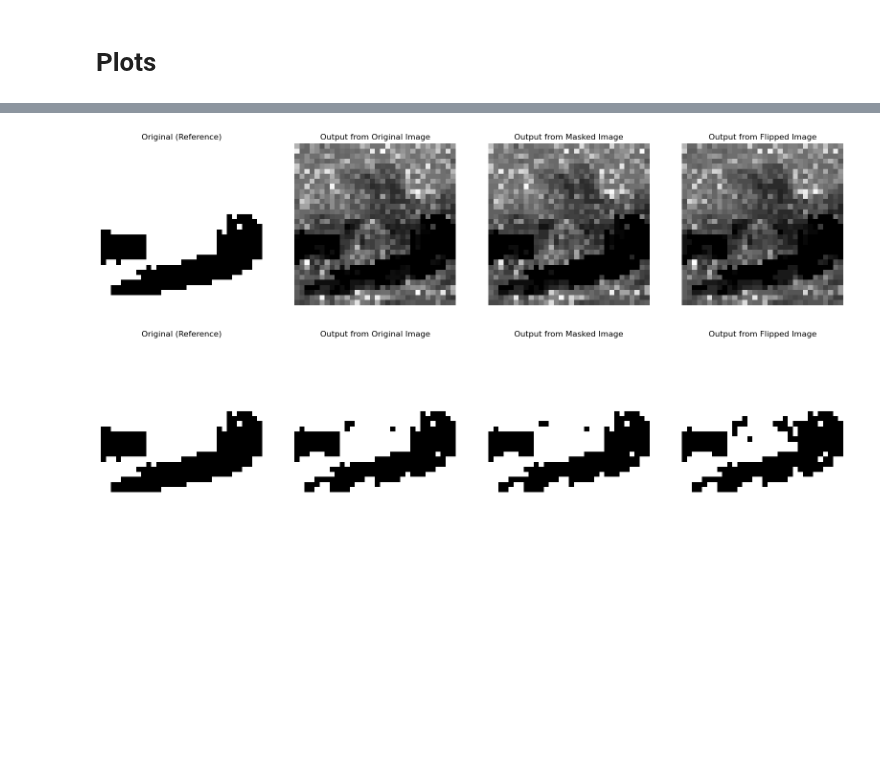
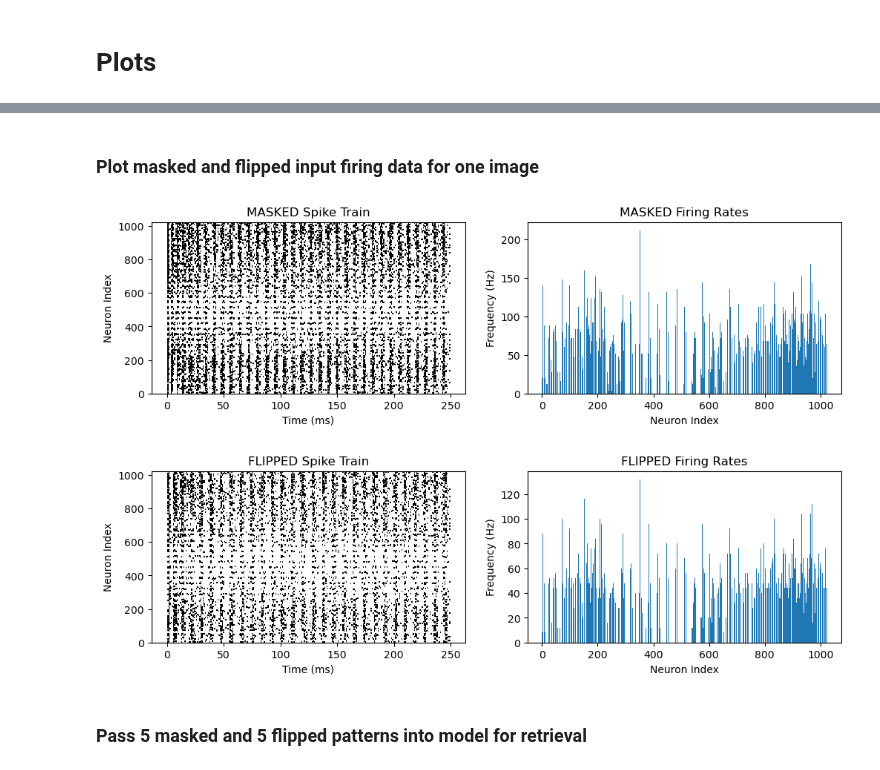
Before and after one commit to chenpy2000/Hopfield, a Jupyter notebook: visualize_spiking.ipynb, the cells around one changed output, grey strips where cells are left out. Cells and saved outputs as stored; diff of their text form; code cells hidden in the pictures; blank space fills up the shorter version.

```diff
--- a/visualize_spiking.ipynb
+++ b/visualize_spiking.ipynb
@@ -125,10 +106,13 @@ plot_spiking_data(flipped_firings, flipped_rates, "FLIPPED")
-# %%
-# Non-binarized output pattern comparison
-plot_output_patterns(spyking_patterns[0], original_rates, masked_rates, flipped_rates)
-# %% [output]
-[figure, removed]
-# %%
-# Binarized output pattern comparison
-plot_output_patterns(spyking_patterns[0], original_rates, masked_rates, flipped_rates, binarize=True)
-# %% [output]
-[figure, removed]
+# %% [markdown]
+### Plot masked and flipped input firing data for one image
+# %%
+masked_firings, masked_rates = spyking_model.forward_pattern(spyking_masked[0])
+flipped_firings, flipped_rates = spyking_model.forward_pattern(spyking_flipped[0])
+
+plot_spiking_data(masked_firings, masked_rates, "MASKED")
+plot_spiking_data(flipped_firings, flipped_rates, "FLIPPED")
+# %% [output]
+[figure, added]
+[figure, added]
+# %% [markdown]
+### Pass 5 masked and 5 flipped patterns into model for retrieval
```
Also changed, not shown: parts of 16 cells of this notebook, 1 other file.
